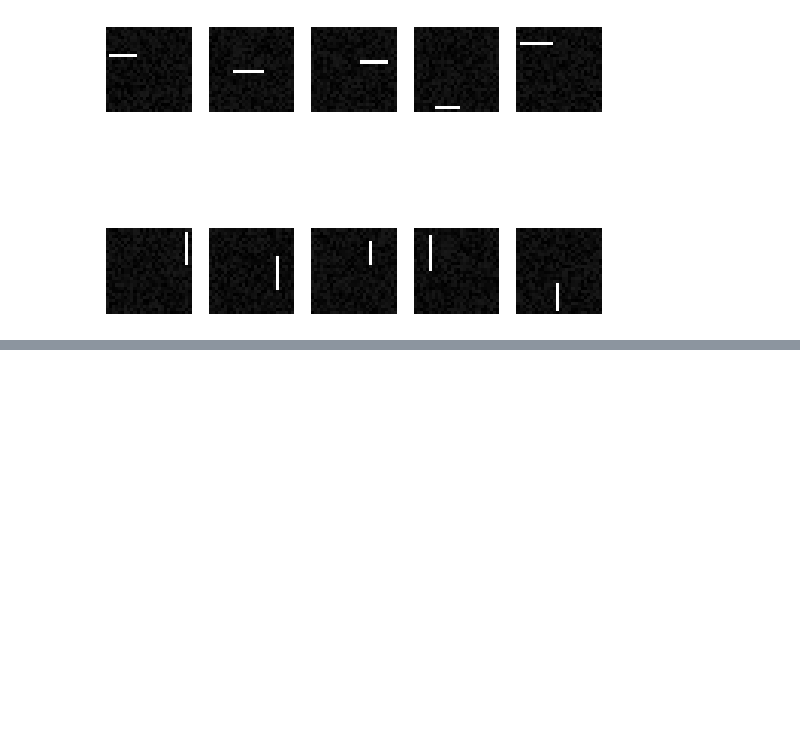
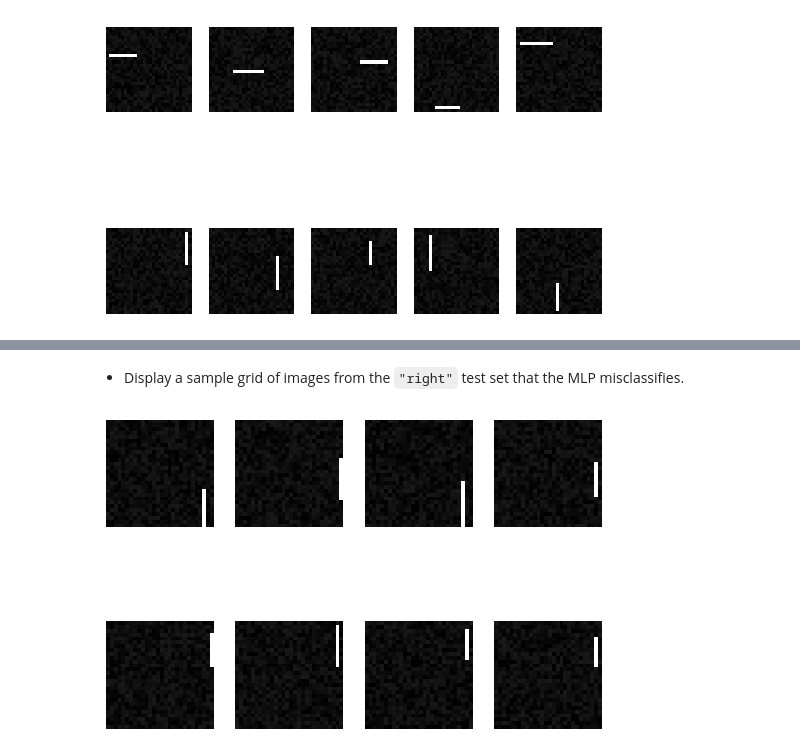
Before and after one commit to michallitwin/python-learning, a Jupyter notebook: python_dl/Deep_learning/Cnn_exercises_keras.ipynb, the cells around one changed output, grey strips where cells are left out. Cells and saved outputs as stored; diff of their text form; code cells hidden in the pictures; blank space fills up the shorter version.

```diff
--- a/python_dl/Deep_learning/Cnn_exercises_keras.ipynb
+++ b/python_dl/Deep_learning/Cnn_exercises_keras.ipynb
@@ -597,0 +799,13 @@ plt.show()
+# %% [markdown]
+- Display a sample grid of images from the `"right"` test set that the MLP misclassifies.
+# %%
+pred = (cnn_3.predict(X_test_right, verbose=0) > 0.5).ravel()
+wrong = np.where(pred != y_test_right)[0][:8]
+
+for k, i in enumerate(wrong):
+    plt.subplot(2, 4, k + 1)                         # grid 2x4, k+1 = which cell
+    plt.imshow(X_test_right[i, :, :, 0], cmap="gray")
+    plt.axis("off")
+plt.show()
+# %% [output]
+[figure, added]
```
Also changed, not shown: parts of 37 cells of this notebook.
